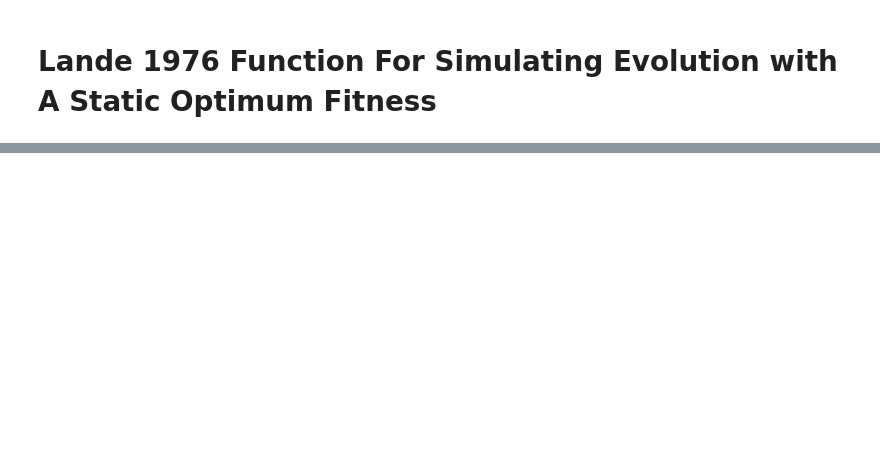
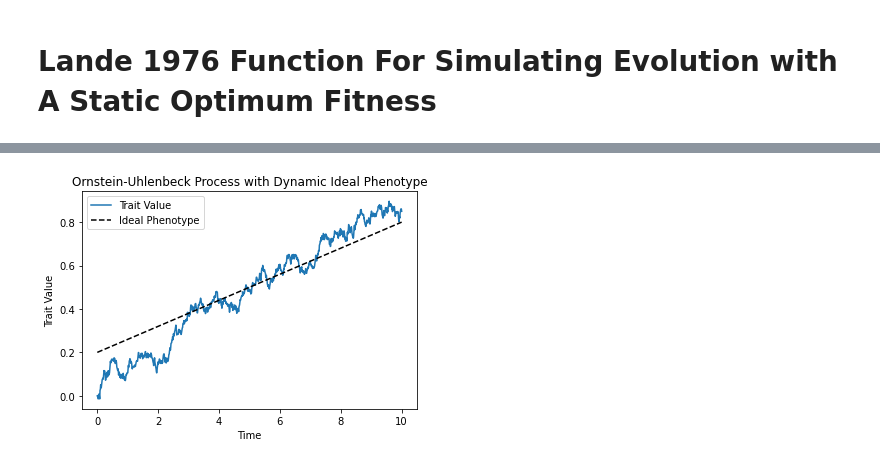
Before and after one commit to JD-X1/Aegis, a Jupyter notebook: scratch/Quick_Maths.ipynb, the cells around one changed output, grey strips where cells are left out. Drawn from its saved outputs; the diff is of its cells as text; code cells hidden in the pictures; blank space fills up the shorter version.

```diff
--- a/scratch/Quick_Maths.ipynb
+++ b/scratch/Quick_Maths.ipynb
@@ -103,0 +248,26 @@ plt.show()
+# %%
+# Set the parameters of the process
+x0 = 0
+sigma = 0.1
+alpha = 1
+T = 10
+dt = 0.01
+
+# Create an array of ideal phenotypes
+n_steps = int(T/dt)
+theta_array = np.linspace(0.2, 0.8, n_steps)
+
+# Simulate the process with a dynamic ideal phenotype
+x = ornstein_uhlenbeck_dynamic_theta(x0, theta_array, sigma, alpha, T, dt)
+
+# Plot the results
+t = np.linspace(0, T, n_steps)
+plt.plot(t, x)
+plt.plot(t, theta_array, 'k--')
+plt.xlabel('Time')
+plt.ylabel('Trait Value')
+plt.legend(['Trait Value', 'Ideal Phenotype'])
+plt.title('Ornstein-Uhlenbeck Process with Dynamic Ideal Phenotype')
+plt.show()
+# %% [output]
+[figure, added]
```
Also changed, not shown: parts of 12 cells of this notebook, 3 other files.
